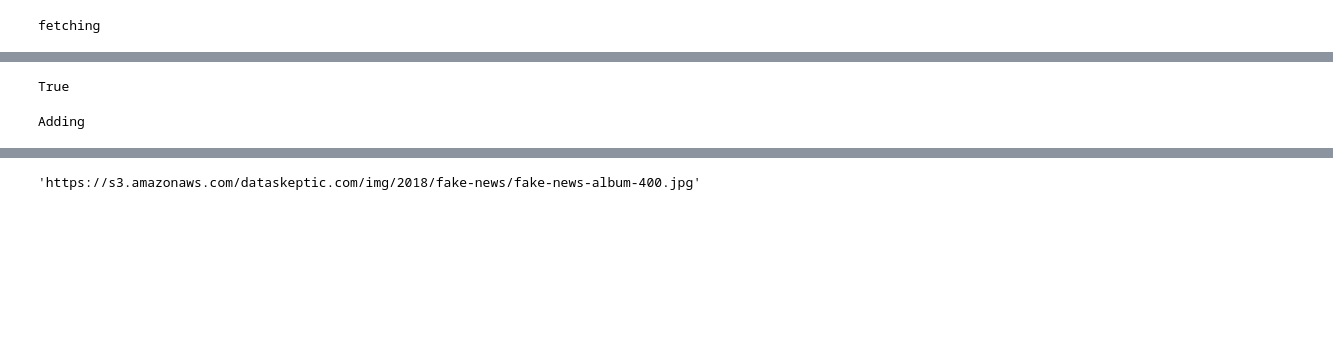
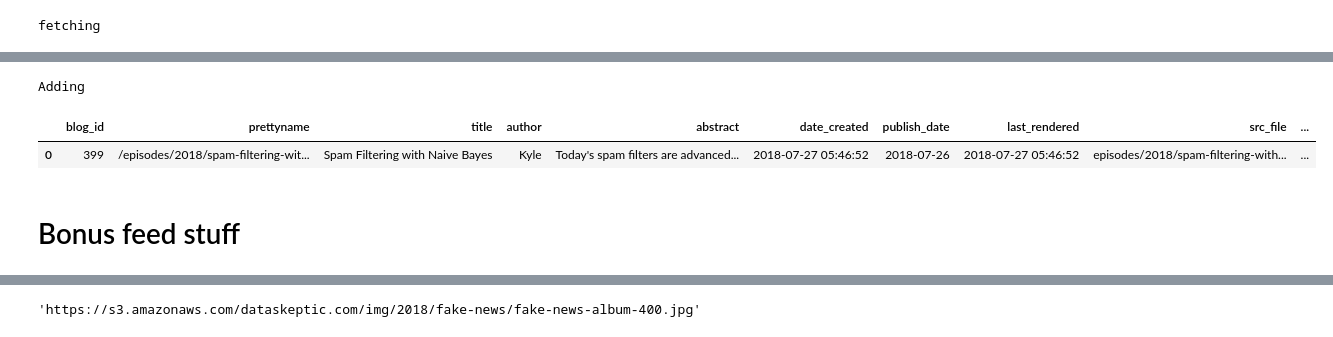
Before and after one commit to data-skeptic/dataskeptic.com, a Jupyter notebook: notebooks/update-related-content.ipynb, the cells around one changed output, grey strips where cells are left out. Cells and saved outputs as stored; diff of their text form; code cells hidden in the pictures; blank space fills up the shorter version.

```diff
--- a/notebooks/update-related-content.ipynb
+++ b/notebooks/update-related-content.ipynb
@@ -89,7 +93,3 @@ tpl = """
 INSERT INTO related_content (blog_id, dest, type, title, body, duration) VALUES
 ({blog_id}, '{dest}', '{type}', '{title}', '{body}', {duration})
 """
-# %%
-guid in emap
-# %% [output]
-True
@@ -123,3 +125,10 @@ Adding
+# %%
+pd.read_sql("select * from blog order by blog_id desc limit 1", conn)
+# %% [output]
+|  | blog_id | prettyname | title | author | abstract | date_created | publish_date | last_rendered | src_file | ... |
+| 0 | 399 | /episodes/2018/spam-filtering-wit... | Spam Filtering with Naive Bayes | Kyle | Today's spam filters are advanced... | 2018-07-27 05:46:52 | 2018-07-26 | 2018-07-27 05:46:52 | episodes/2018/spam-filtering-with... | ... |
+# %% [markdown]
+# Bonus feed stuff
 # %%
 pd.read_sql("SELECT * from related_content order by content_id desc limit 10", conn)
 # %% [output]
```
Also changed, not shown: parts of 9 cells of this notebook.
